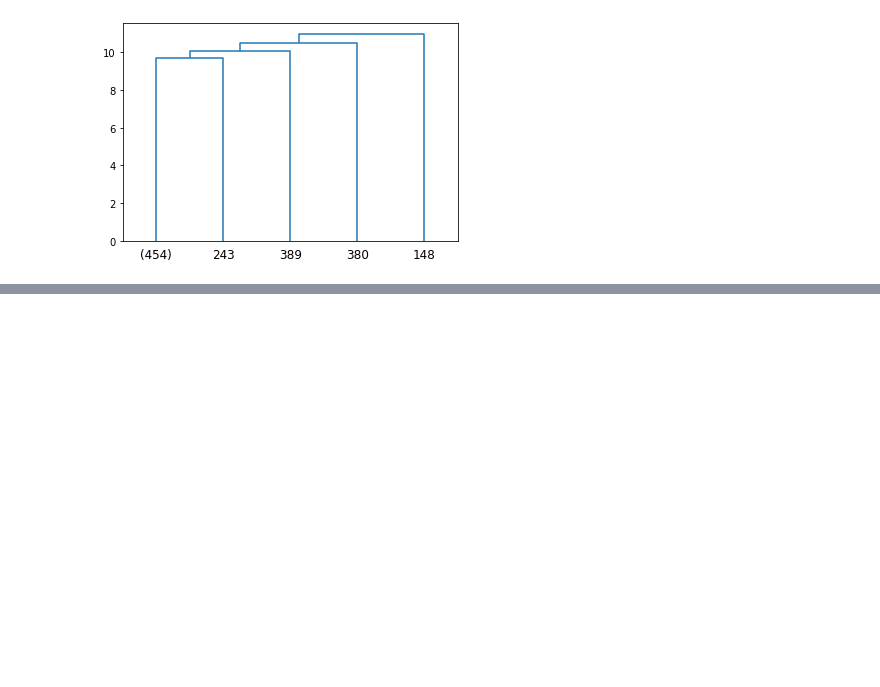
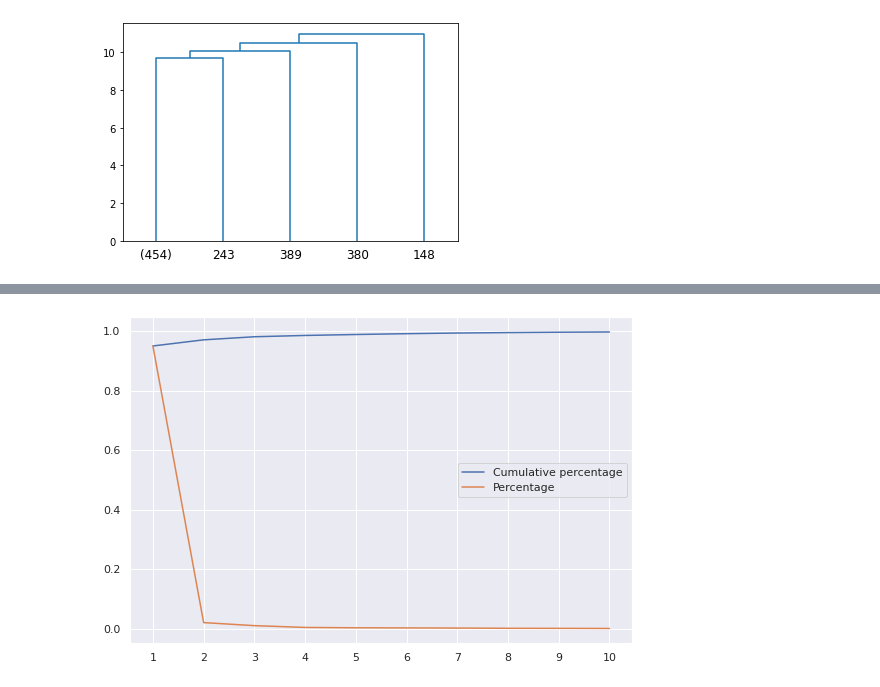
Before and after one commit to enricobu96/iml-exercises, a Jupyter notebook: set3/code.ipynb, the cells around one changed output, grey strips where cells are left out. Saved outputs shown, nothing was run; the diff lists cells and outputs as text; code cells hidden in the pictures; blank space fills up the shorter version.

```diff
--- a/set3/code.ipynb
+++ b/set3/code.ipynb
@@ -153,0 +241,23 @@ plot_dendrogram(agg_single, truncate_mode="level", p=3)
+# %%
+# without scaling
+
+x = []
+y_down = []
+y_up = []
+sum = 0
+
+pca = model.fit(X)
+
+for i in range(10):
+    x.append(str(i+1))
+    y_down.append(pca.explained_variance_ratio_[i])
+    sum += pca.explained_variance_ratio_[i]
+    y_up.append(sum)
+
+sns.set(rc={'figure.figsize':(9,6)})
+plt.plot(x,y_up, label='Cumulative percentage')
+plt.plot(x, y_down, label='Percentage')
+plt.legend()
+plt.show()
+# %% [output]
+[figure, added]
```
Also changed, not shown: parts of 13 cells of this notebook, 10 other files.
